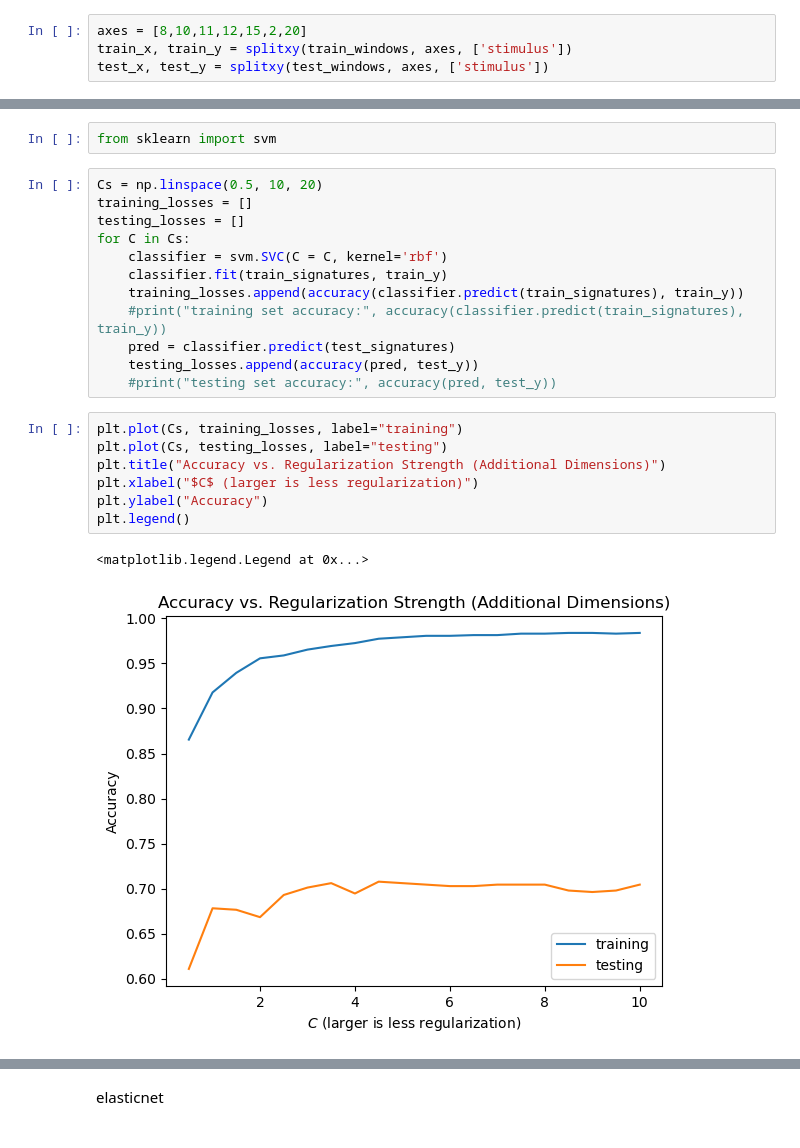
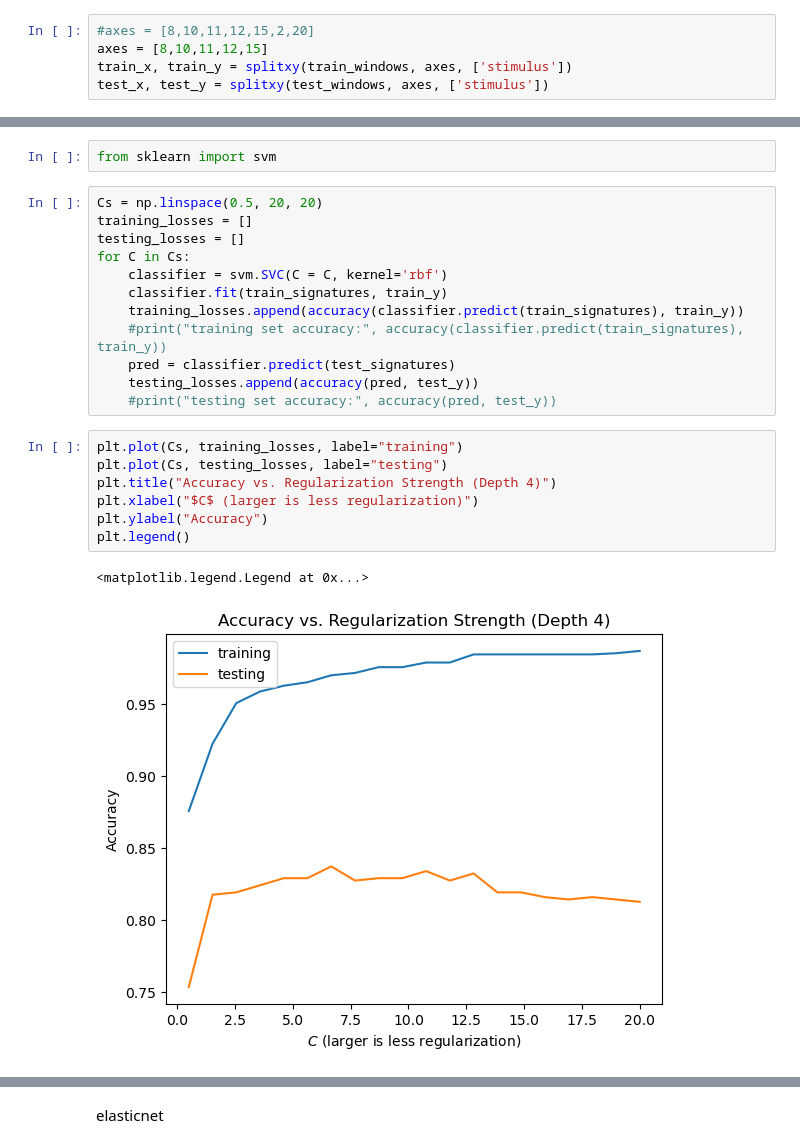
Before and after one commit to alizma/signatures-hand-synergies, a Jupyter notebook: main.ipynb, the cells around one changed output, grey strips where cells are left out. Drawn from its saved outputs; the diff is of its cells as text.

```diff
--- a/alan_notebook.ipynb
+++ b/main.ipynb
@@ -176,7 +178,8 @@ train_windows[0]
 | 199 | 597 | 0.887142 | -0.483446 | 0.265389 | 0.444622 | 0.658219 | 0.597418 | -0.691304 | 0.448784 | -0.643560 | ... | ... |
 200 rows × 25 columns
 # %%
-axes = [8,10,11,12,15,2,20]
+#axes = [8,10,11,12,15,2,20]
+axes = [8,10,11,12,15]
 train_x, train_y = splitxy(train_windows, axes, ['stimulus'])
 test_x, test_y = splitxy(test_windows, axes, ['stimulus'])
 # %%
@@ -201,7 +204,7 @@ svm
 # %%
 from sklearn import svm
 # %%
-Cs = np.linspace(0.5, 10, 20)
+Cs = np.linspace(0.5, 20, 20)
 training_losses = []
 testing_losses = []
 for C in Cs:
@@ -215,11 +218,11 @@ for C in Cs:
 # %%
 plt.plot(Cs, training_losses, label="training")
 plt.plot(Cs, testing_losses, label="testing")
-plt.title("Accuracy vs. Regularization Strength (Additional Dimensions)")
+plt.title("Accuracy vs. Regularization Strength (Depth 4)")
 plt.xlabel("$C$ (larger is less regularization)")
 plt.ylabel("Accuracy")
 plt.legend()
 # %% [output]
 <matplotlib.legend.Legend at 0x...>
-[figure, old version]
+[figure, new version]
 # %%
```
Also changed, not shown: parts of 12 cells of this notebook, 8 other files.
